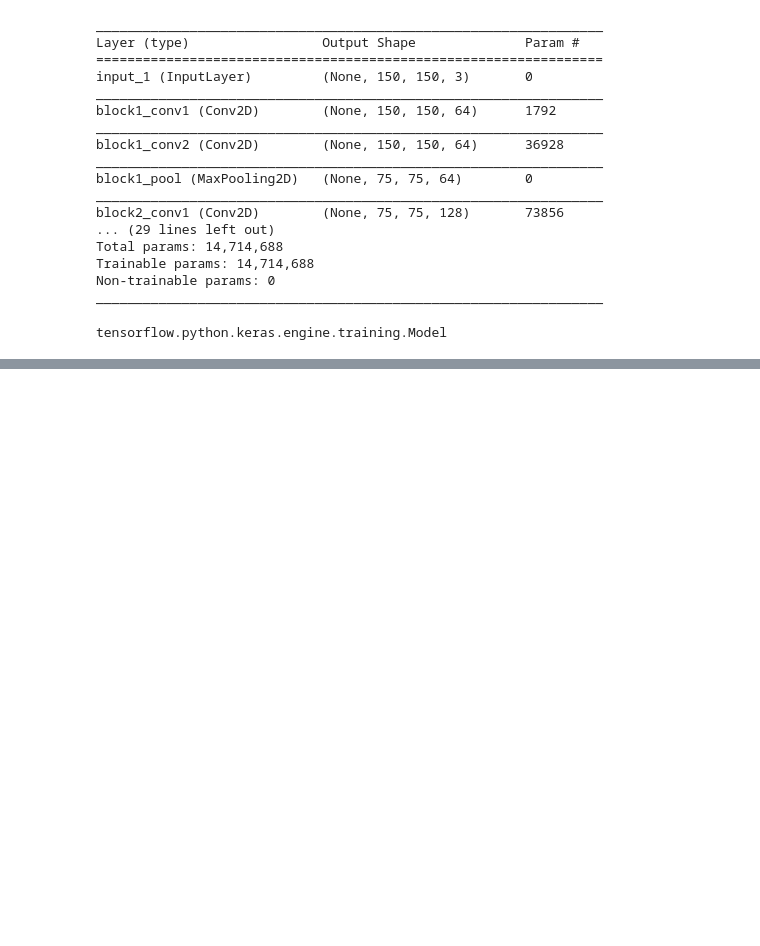
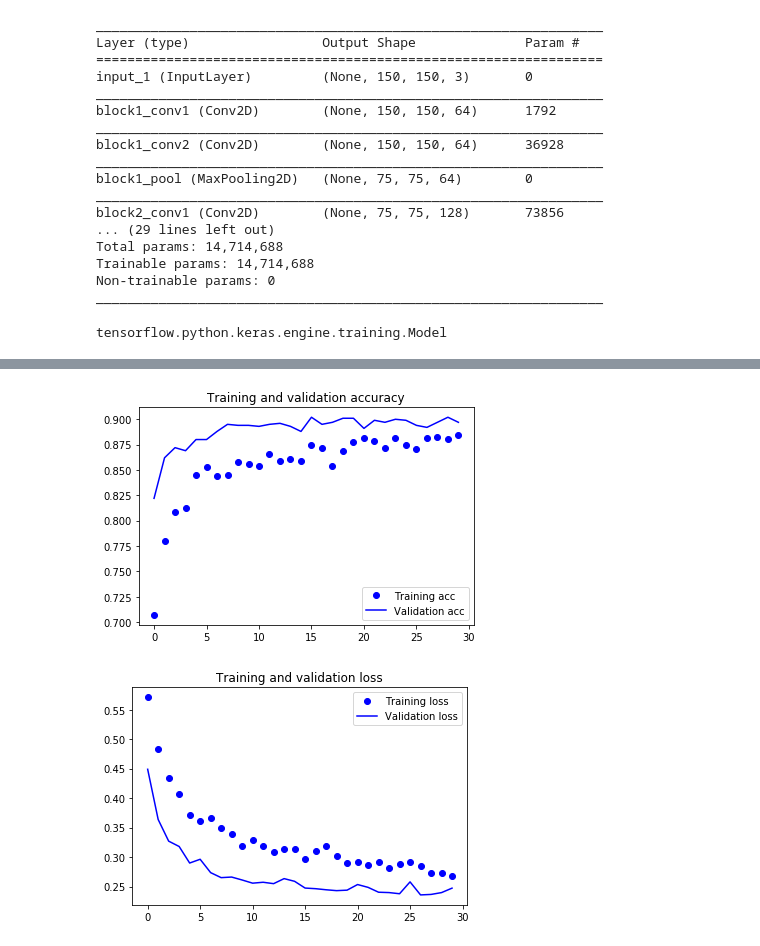
Before and after one commit to jraj002/deep-learning-keras, a Jupyter notebook: 005-cnn-from-scratch-cats-dogs-classifier-pretrained-new.ipynb, the cells around one changed output, grey strips where cells are left out. Cells and saved outputs as stored; diff of their text form; code cells hidden in the pictures; blank space fills up the shorter version.

```diff
--- a/005-cnn-from-scratch-cats-dogs-classifier-pretrained-new.ipynb
+++ b/005-cnn-from-scratch-cats-dogs-classifier-pretrained-new.ipynb
@@ -40,3 +40,9 @@ _________________________________________________________________
 type(conv_base)
 # %% [output]
 tensorflow.python.keras.engine.training.Model
+# %%
+model = models.Sequential()
+model.add(conv_base)
+model.add(layers.Flatten())
+model.add(layers.Dense(256, activation='relu'))
+model.add(layers.Dense(1, activation='sigmoid'))
@@ -42,0 +77,3 @@ tensorflow.python.keras.engine.training.Model
+# %%
+train_dir = '/notebooks/sharedfolder/work/data/cats_and_dogs_small/train'
+validation_dir = '/notebooks/sharedfolder/work/data/cats_and_dogs_small/validation'
@@ -42,0 +145,26 @@ tensorflow.python.keras.engine.training.Model
+# %%
+import matplotlib.pyplot as plt
+
+acc = history.history['acc']
+val_acc = history.history['val_acc']
+loss = history.history['loss']
+val_loss = history.history['val_loss']
+
+epochs = range(len(acc))
+
+plt.plot(epochs, acc, 'bo', label='Training acc')
+plt.plot(epochs, val_acc, 'b', label='Validation acc')
+plt.title('Training and validation accuracy')
+plt.legend()
+
+plt.figure()
+
+plt.plot(epochs, loss, 'bo', label='Training loss')
+plt.plot(epochs, val_loss, 'b', label='Validation loss')
+plt.title('Training and validation loss')
+plt.legend()
+
+plt.show()
+# %% [output]
+[figure, added]
+[figure, added]
```
Also changed, not shown: parts of 14 cells of this notebook, 3 other files.
